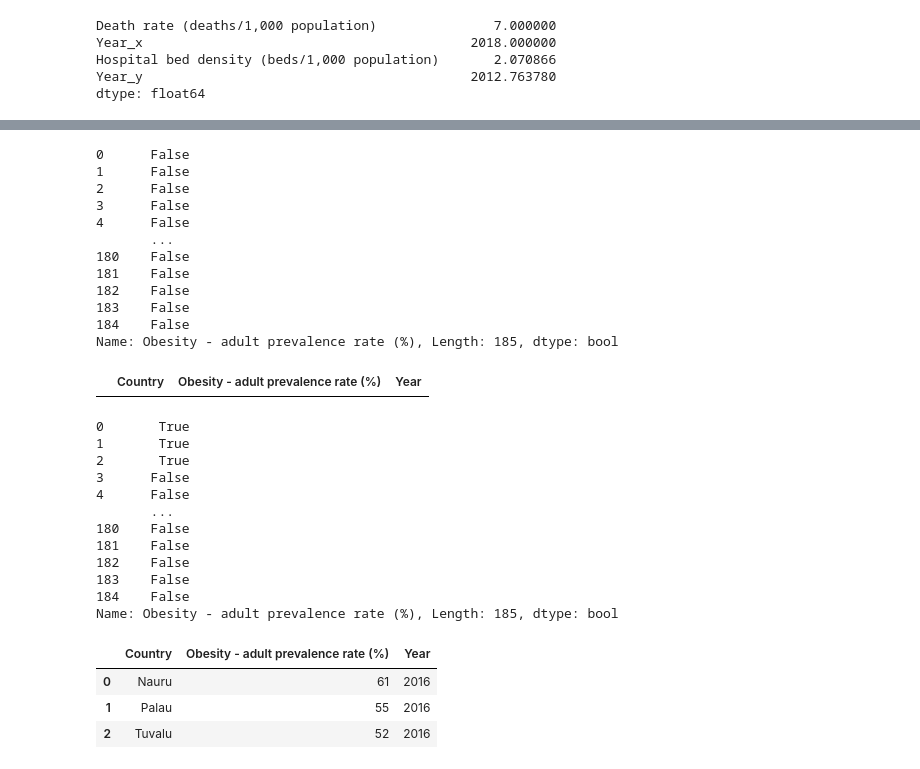
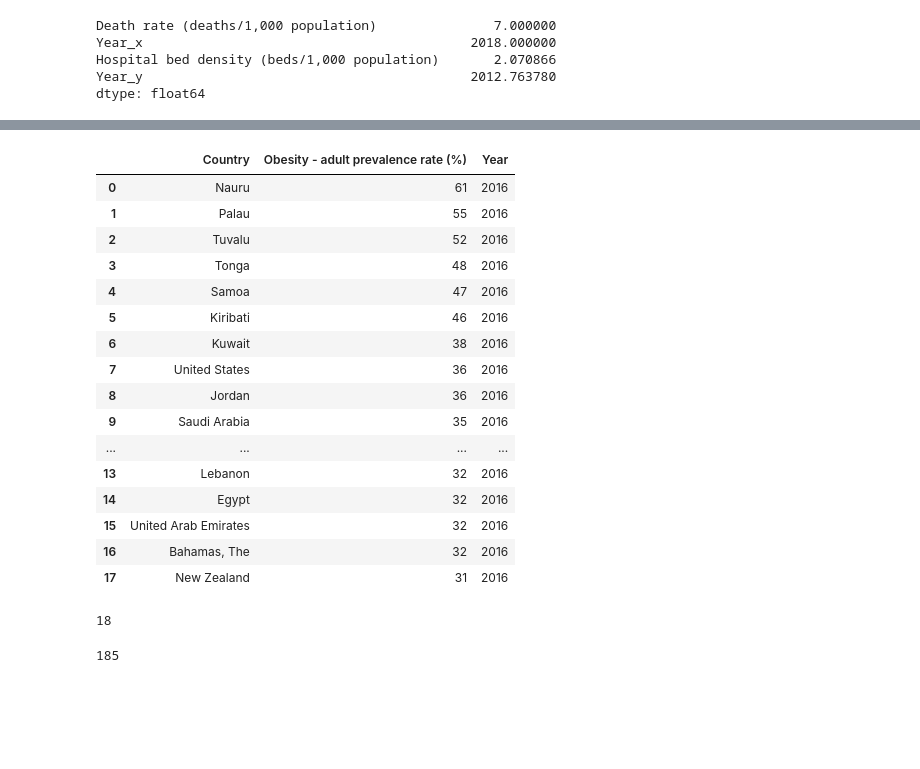
Before and after one commit to DCIDA2019/dcida2020ii-APaloma710, a Jupyter notebook: Sep11/Answers.ipynb, the cells around one changed output, grey strips where cells are left out. Saved outputs shown, nothing was run; the diff lists cells and outputs as text; code cells hidden in the pictures; blank space fills up the shorter version.

```diff
--- a/Sep11/Answers.ipynb
+++ b/Sep11/Answers.ipynb
@@ -374,23 +362,0 @@ datos_Ob
-# %%
-#Seleccionamos aquellos países cuyo índice de obesidad es mayor al a 75%. Lo haremos sin utilizar el
-# atributo de pandas 'loc'.
-Obesity = datos_Ob['Obesity - adult prevalence rate (%)']>75
-Obesity
-# %% [output]
-0      False
-1      False
-2      False
-3      False
-4      False
-       ...
-180    False
-181    False
-182    False
-183    False
-184    False
-Name: Obesity - adult prevalence rate (%), Length: 185, dtype: bool
-# %%
-#Seleccionamos los países cuyo índice de obesidad es mayor al 75%
-datos_Ob[Obesity]
-# %% [output]
-|  | Country | Obesity - adult prevalence rate (%) | Year |
@@ -399,25 +363,32 @@ datos_Ob[Obesity]
-# %%
-#Seleccionamos aquellos países cuyo índice de obesidad es mayor al a 50%
-Obesity = datos_Ob['Obesity - adult prevalence rate (%)']>50
-Obesity
-# %% [output]
-0       True
-1       True
-2       True
-3      False
-4      False
-       ...
-180    False
-181    False
-182    False
-183    False
-184    False
-Name: Obesity - adult prevalence rate (%), Length: 185, dtype: bool
+# %%
+Percentage = datos_Ob.loc[datos_Ob['Obesity - adult prevalence rate (%)']>30 ]
+Percentage
+# %% [output]
+|  | Country | Obesity - adult prevalence rate (%) | Year |
+| 0 | Nauru | 61 | 2016 |
+| 1 | Palau | 55 | 2016 |
+| 2 | Tuvalu | 52 | 2016 |
+| 3 | Tonga | 48 | 2016 |
+| 4 | Samoa | 47 | 2016 |
+| 5 | Kiribati | 46 | 2016 |
+| 6 | Kuwait | 38 | 2016 |
+| 7 | United States | 36 | 2016 |
+| 8 | Jordan | 36 | 2016 |
+| 9 | Saudi Arabia | 35 | 2016 |
+| ... | ... | ... | ... |
+| 13 | Lebanon | 32 | 2016 |
+| 14 | Egypt | 32 | 2016 |
+| 15 | United Arab Emirates | 32 | 2016 |
+| 16 | Bahamas, The | 32 | 2016 |
+| 17 | New Zealand | 31 | 2016 |
+# %%
+len(Percentage)
+# %% [output]
+18
+# %%
+len(datos_Ob)
+# %% [output]
+185
 # %%
-#Países con índice de obesidad mayor a 50%
-datos_Ob[Obesity]
+#Porcentaje de países con indice de obesidad mayor a 30%
+Per_Ob = len(Percentage)*100/len(datos_Ob)
-# %% [output]
-|  | Country | Obesity - adult prevalence rate (%) | Year |
-| 0 | Nauru | 61 | 2016 |
-| 1 | Palau | 55 | 2016 |
-| 2 | Tuvalu | 52 | 2016 |
```
Also changed, not shown: parts of 18 cells of this notebook.
